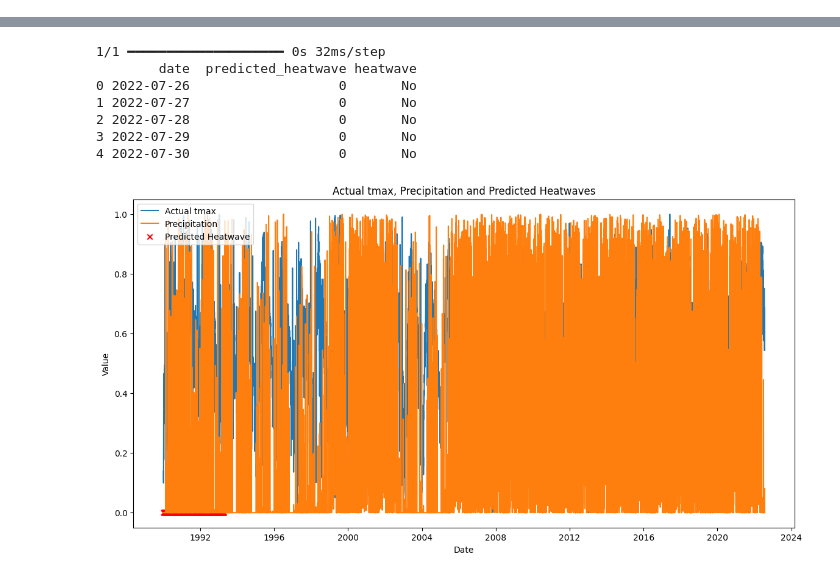
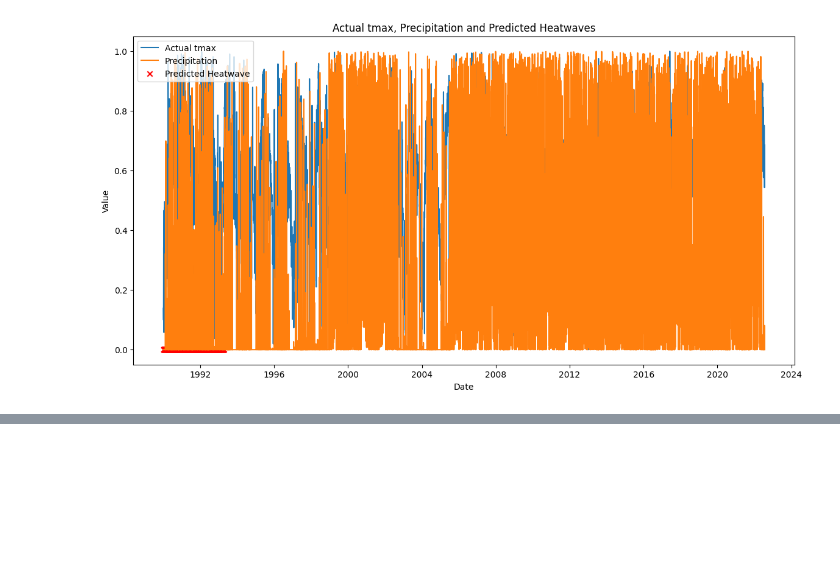
Before and after one commit to subramanya33/HEATWAVE, a Jupyter notebook: subbu.ipynb, the cells around one changed output, grey strips where cells are left out. Saved outputs shown, nothing was run; the diff lists cells and outputs as text; code cells hidden in the pictures; blank space fills up the shorter version.

```diff
--- a/subbu.ipynb
+++ b/subbu.ipynb
@@ -165,7 +166,7 @@ import pandas as pd
 from sklearn.preprocessing import MinMaxScaler
 from sklearn.model_selection import train_test_split, KFold
 from tensorflow.keras.models import Sequential
-from tensorflow.keras.layers import LSTM, Dense, Dropout, BatchNormalization
+from tensorflow.keras.layers import LSTM, Dense, Dropout, BatchNormalization, Input
 from tensorflow.keras.callbacks import EarlyStopping
 import matplotlib.pyplot as plt
 from datetime import timedelta
@@ -218,7 +219,8 @@ X_val, X_test, y_val, y_test = train_test_split(X_temp, y_temp, test_size=0.5, r
 # Define the LSTM model with enhanced regularization
 def build_model():
     model = Sequential()
-    model.add(LSTM(50, activation='relu', return_sequences=True, input_shape=(seq_length, len(features))))
+    model.add(Input(shape=(seq_length, len(features))))
+    model.add(LSTM(50, activation='relu', return_sequences=True))
     model.add(Dropout(0.5))
     model.add(BatchNormalization())
     model.add(LSTM(50, activation='relu'))
@@ -239,7 +241,7 @@ for train_index, val_index in kfold.split(X_train):
     y_train_fold, y_val_fold = y_train[train_index], y_train[val_index]
 
     early_stopping = EarlyStopping(monitor='val_loss', patience=5, restore_best_weights=True)
-    history = model.fit(X_train_fold, y_train_fold, epochs=1, batch_size=32, validation_data=(X_val_fold, y_val_fold), callbacks=[early_stopping])
+    history = model.fit(X_train_fold, y_train_fold, epochs=1, batch_size=500, validation_data=(X_val_fold, y_val_fold), callbacks=[early_stopping])
 
     loss, accuracy = model.evaluate(X_val_fold, y_val_fold)
     cross_val_acc.append(accuracy)
@@ -325,0 +335 @@ Test Accuracy: 100.00%
+[figure, new version]
@@ -329,8 +336,0 @@ Test Accuracy: 100.00%
-1/1 ━━━━━━━━━━━━━━━━━━━━ 0s 32ms/step
-        date  predicted_heatwave heatwave
-0 2022-07-26                   0       No
-1 2022-07-27                   0       No
-2 2022-07-28                   0       No
-3 2022-07-29                   0       No
-4 2022-07-30                   0       No
-[figure, old version]
```
Also changed, not shown: parts of 7 cells of this notebook, 6 other files.
